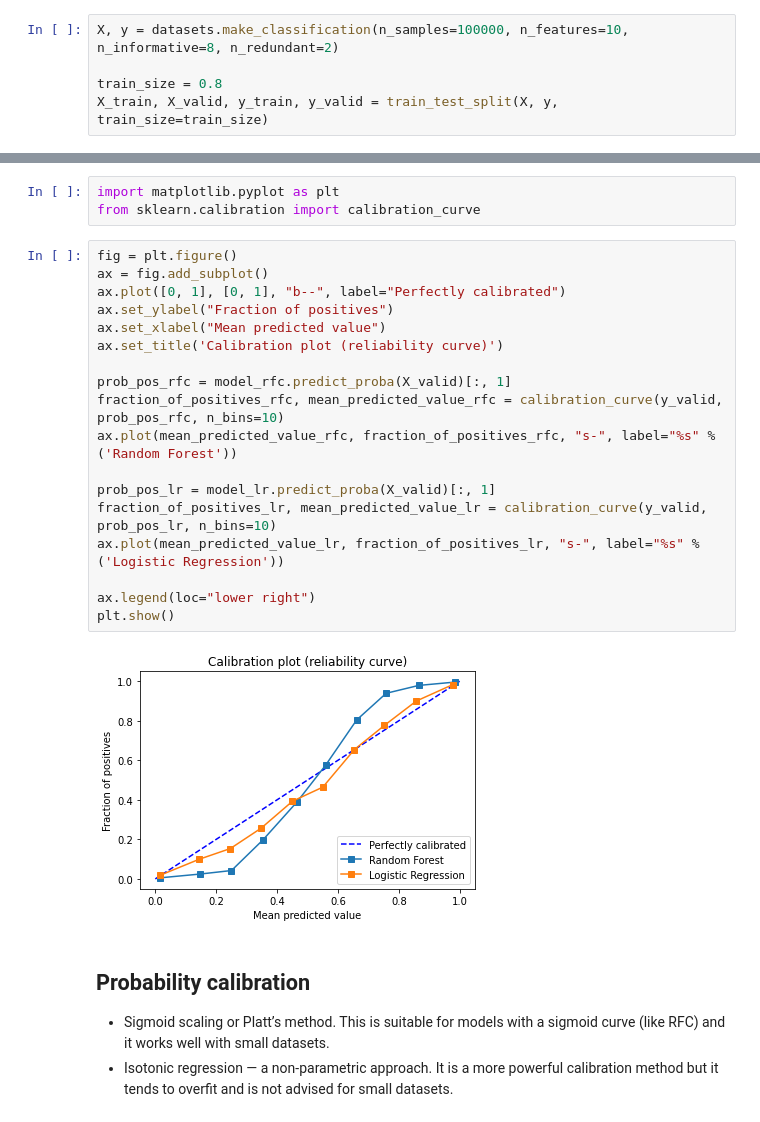
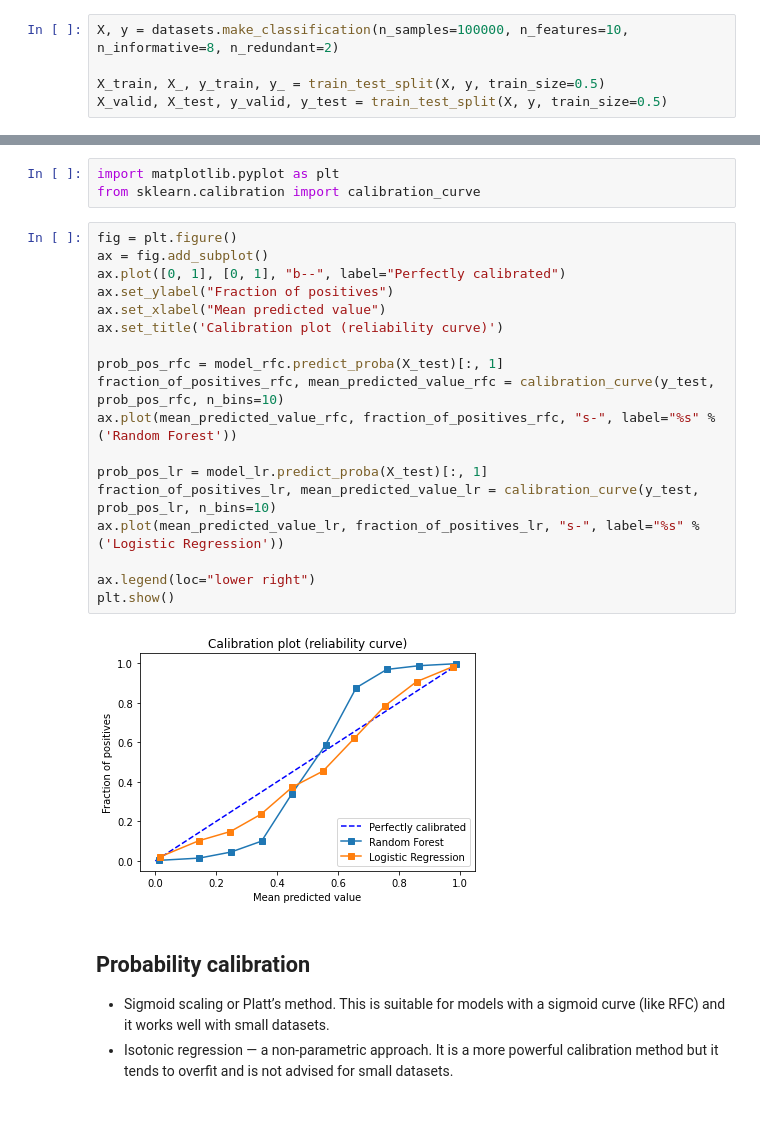
Before and after one commit to minsoo9506/catchMinor-research, a Jupyter notebook: notebooks/probability_calibration.ipynb, the cells around one changed output, grey strips where cells are left out. Cells and saved outputs as stored; diff of their text form.

```diff
--- a/notebooks/probability_calibration.ipynb
+++ b/notebooks/probability_calibration.ipynb
@@ -19,8 +19,8 @@ np.random.seed(0)
 # %%
 X, y = datasets.make_classification(n_samples=100000, n_features=10, n_informative=8, n_redundant=2)
 
-train_size = 0.8
-X_train, X_valid, y_train, y_valid = train_test_split(X, y, train_size=train_size)
+X_train, X_, y_train, y_ = train_test_split(X, y, train_size=0.5)
+X_valid, X_test, y_valid, y_test = train_test_split(X, y, train_size=0.5)
 # %% [markdown]
 ## model fit
 # %%
@@ -65,23 +65,23 @@ from sklearn.calibration import calibration_curve
 # %%
 fig = plt.figure()
 ax = fig.add_subplot()
 ax.plot([0, 1], [0, 1], "b--", label="Perfectly calibrated")
 ax.set_ylabel("Fraction of positives")
 ax.set_xlabel("Mean predicted value")
 ax.set_title('Calibration plot (reliability curve)')
 
-prob_pos_rfc = model_rfc.predict_proba(X_valid)[:, 1]
-fraction_of_positives_rfc, mean_predicted_value_rfc = calibration_curve(y_valid, prob_pos_rfc, n_bins=10)
+prob_pos_rfc = model_rfc.predict_proba(X_test)[:, 1]
+fraction_of_positives_rfc, mean_predicted_value_rfc = calibration_curve(y_test, prob_pos_rfc, n_bins=10)
 ax.plot(mean_predicted_value_rfc, fraction_of_positives_rfc, "s-", label="%s" % ('Random Forest'))
 
-prob_pos_lr = model_lr.predict_proba(X_valid)[:, 1]
-fraction_of_positives_lr, mean_predicted_value_lr = calibration_curve(y_valid, prob_pos_lr, n_bins=10)
+prob_pos_lr = model_lr.predict_proba(X_test)[:, 1]
+fraction_of_positives_lr, mean_predicted_value_lr = calibration_curve(y_test, prob_pos_lr, n_bins=10)
 ax.plot(mean_predicted_value_lr, fraction_of_positives_lr, "s-", label="%s" % ('Logistic Regression'))
 
 ax.legend(loc="lower right")
 plt.show()
 # %% [output]
-[figure, old version]
+[figure, new version]
 # %% [markdown]
 ## Probability calibration
 - Sigmoid scaling or Platt’s method. This is suitable for models with a sigmoid curve (like RFC) and it works well with small datasets.
```
Also changed, not shown: parts of 8 cells of this notebook.
